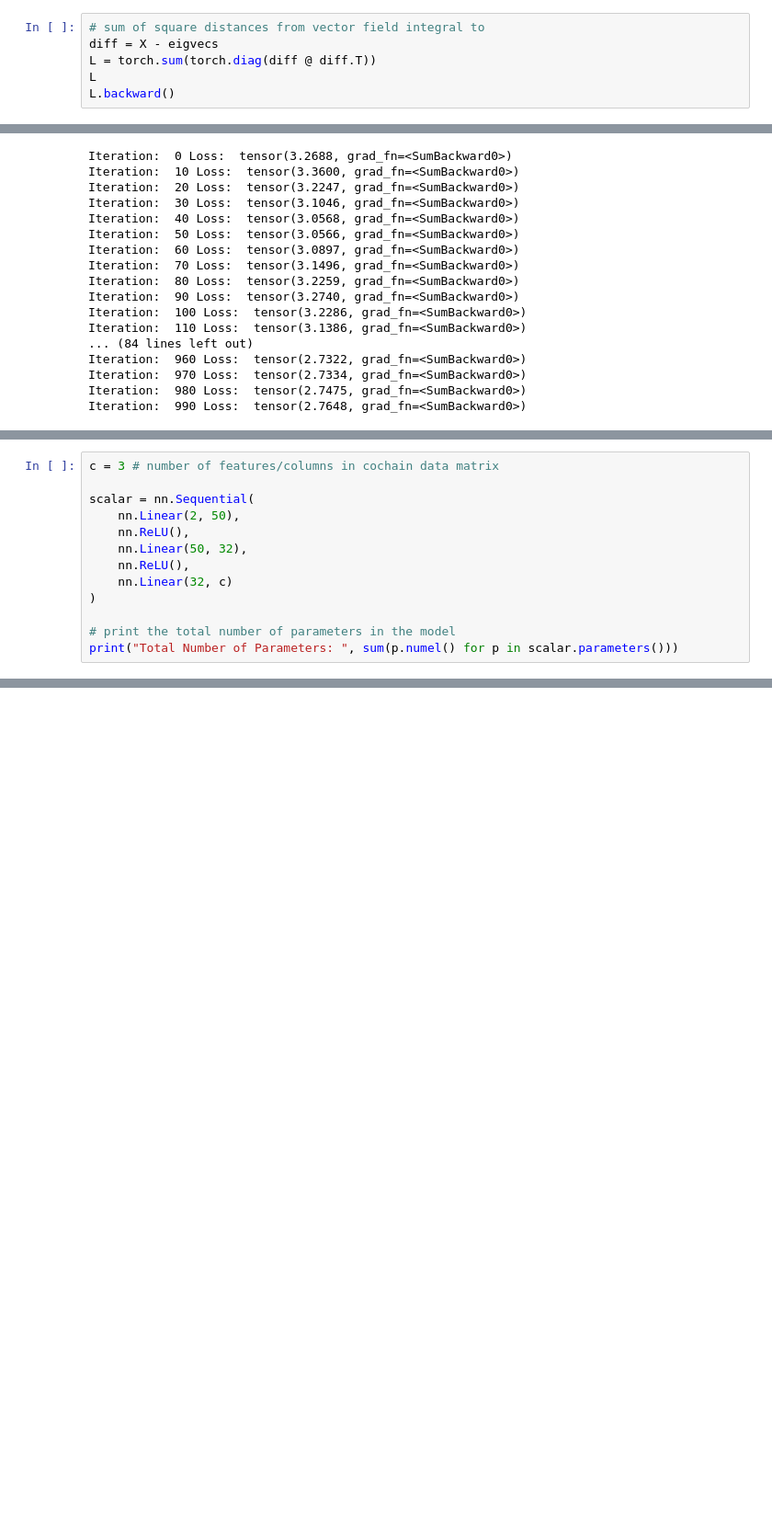
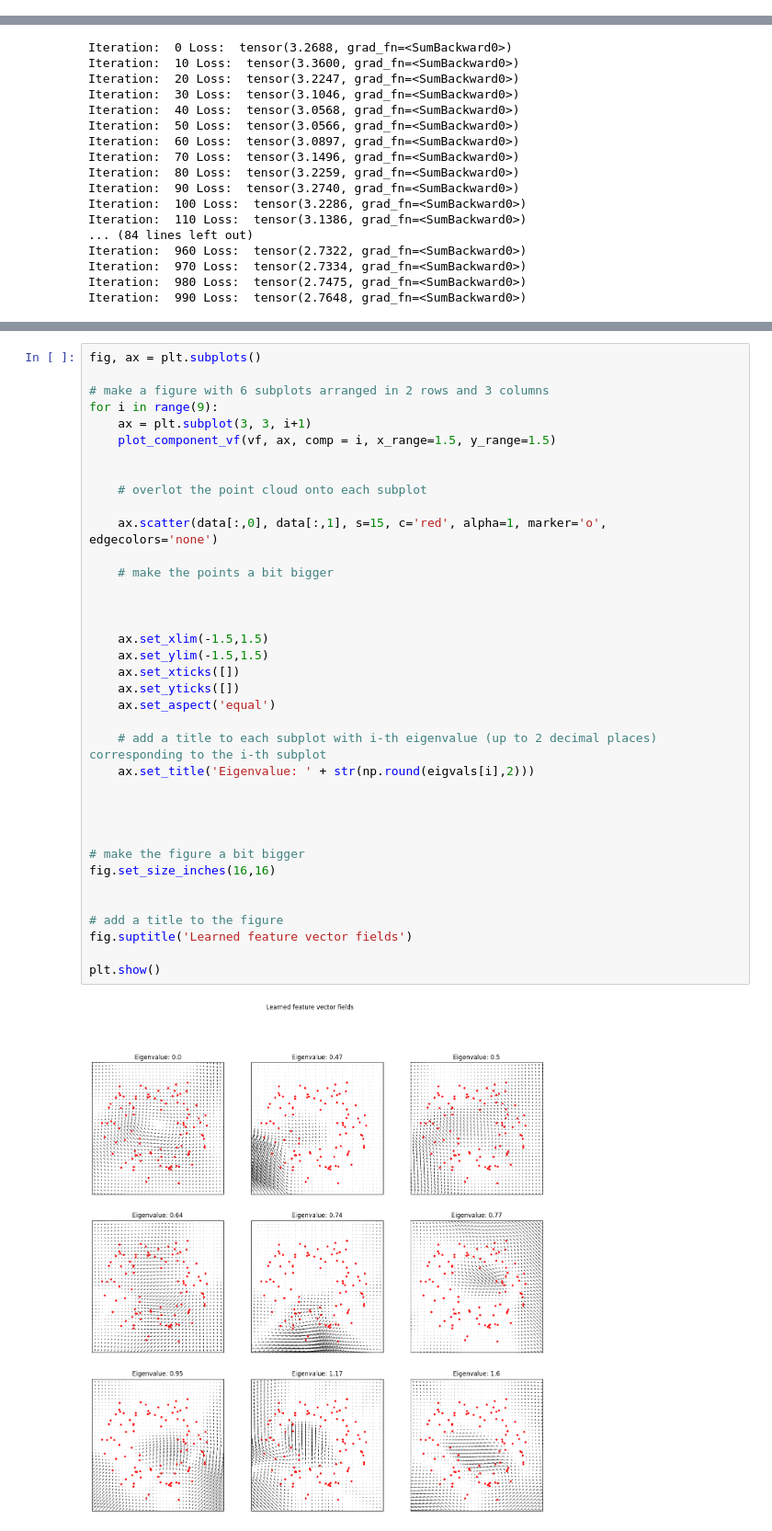
Before and after one commit to aidos-lab/neural-k-forms, a Jupyter notebook: visualising-eigenvectors.ipynb, the cells around one changed output, grey strips where cells are left out. Shown at 92% size. Drawn from its saved outputs; the diff is of its cells as text; blank space fills up the shorter version.

```diff
--- a/visualising-eigenvectors.ipynb
+++ b/visualising-eigenvectors.ipynb
@@ -168,9 +163,3 @@ X = cl.gen_CDM(vf,chain)
-# %%
-# sum of square distances from vector field integral to
-diff = X - eigvecs
-L = torch.sum(torch.diag(diff @ diff.T))
-L
-L.backward()
 # %% [markdown]
 ### Do the Training
 # %%
@@ -856,13 +202,0 @@ We initiaise the function below, and note that this has slightly more paramters
-# %%
-c = 3 # number of features/columns in cochain data matrix
-
-scalar = nn.Sequential(
-    nn.Linear(2, 50),
-    nn.ReLU(),
-    nn.Linear(50, 32),
-    nn.ReLU(),
-    nn.Linear(32, c)
-)
-
-# print the total number of parameters in the model
-print("Total Number of Parameters: ", sum(p.numel() for p in scalar.parameters()))
@@ -1106,0 +249,39 @@ plt.show()
+# %%
+fig, ax = plt.subplots()
+
+# make a figure with 6 subplots arranged in 2 rows and 3 columns
+for i in range(9):
+    ax = plt.subplot(3, 3, i+1)
+    plot_component_vf(vf, ax, comp = i, x_range=1.5, y_range=1.5)
+
+
+    # overlot the point cloud onto each subplot
+
+    ax.scatter(data[:,0], data[:,1], s=15, c='red', alpha=1, marker='o', edgecolors='none')
+
+    # make the points a bit bigger
+
+
+
+    ax.set_xlim(-1.5,1.5)
+    ax.set_ylim(-1.5,1.5)
+    ax.set_xticks([])
+    ax.set_yticks([])
+    ax.set_aspect('equal')
+
+    # add a title to each subplot with i-th eigenvalue (up to 2 decimal places) corresponding to the i-th subplot
+    ax.set_title('Eigenvalue: ' + str(np.round(eigvals[i],2)))
+
+
+
+
+# make the figure a bit bigger
+fig.set_size_inches(16,16)
+
+
+# add a title to the figure
+fig.suptitle('Learned feature vector fields')
+
+plt.show()
+# %% [output]
+[figure, added]
```
Also changed, not shown: parts of 64 cells of this notebook, 23 other files.
